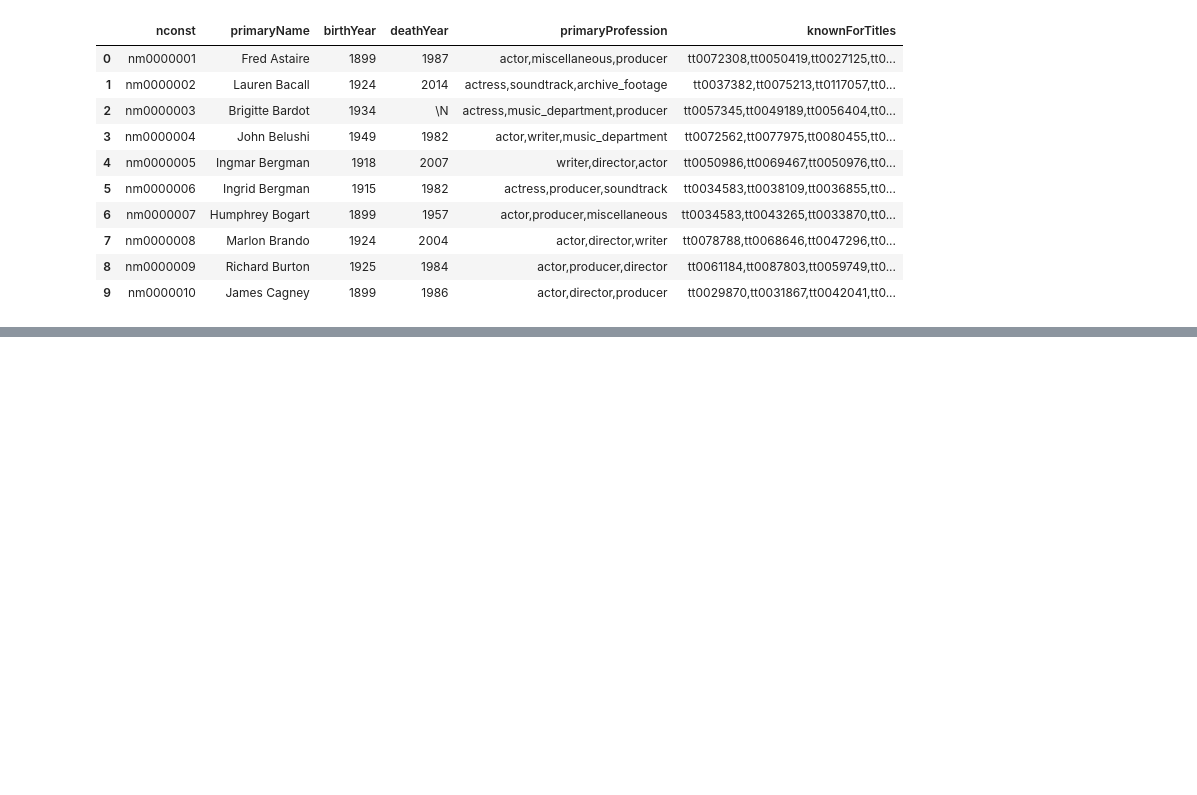
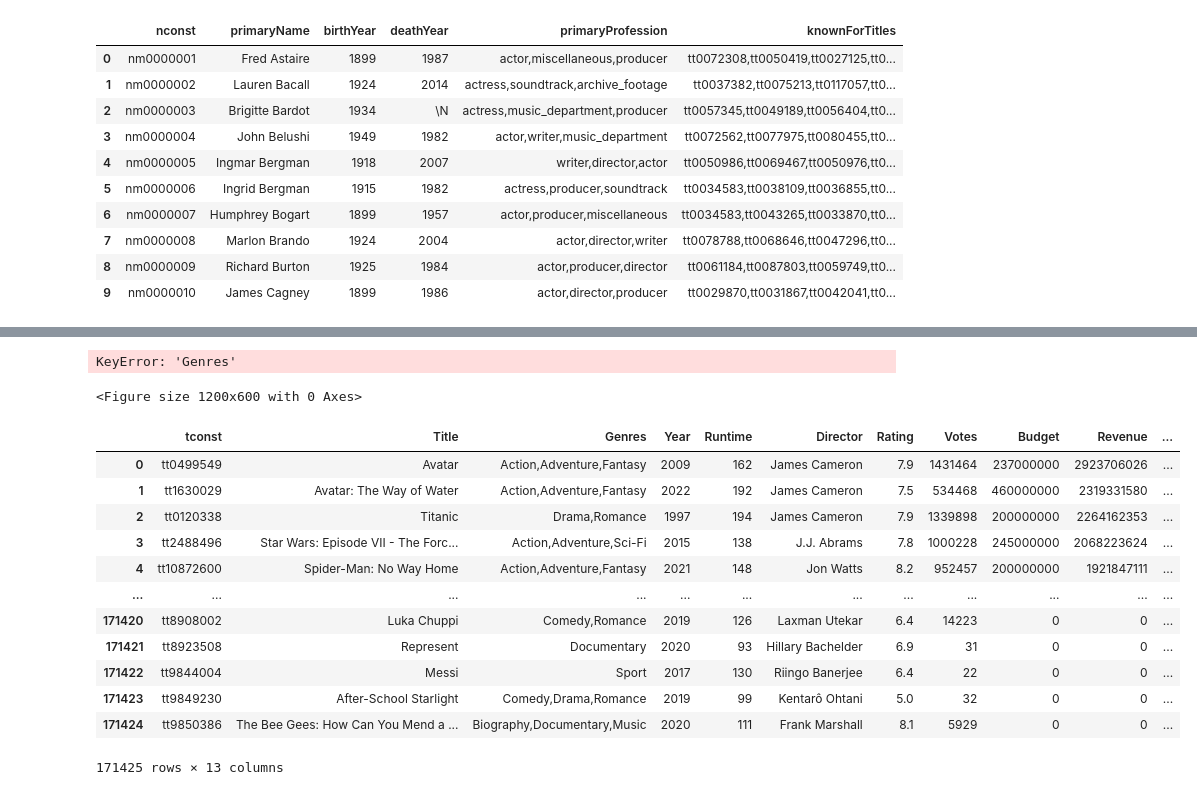
Before and after one commit to Jean-Patrick-Alcolea/Projet-2, a Jupyter notebook: notebooks/creation_visuals_jp.ipynb, the cells around one changed output, grey strips where cells are left out. Drawn from its saved outputs; the diff is of its cells as text; code cells hidden in the pictures; blank space fills up the shorter version.

```diff
--- a/notebooks/creation_visuals_jp.ipynb
+++ b/notebooks/creation_visuals_jp.ipynb
@@ -79,8 +125,52 @@ sql(
+# %%
+plt.figure(figsize=(12, 6))
+sns.countplot(data=df, y='Genres',order = df['Genres'].value_counts().index, palette='viridis')
+plt.title('Distribution of Movie Genres')
+plt.xlabel('Number of Movies')
+plt.ylabel('Genres')
+plt.tight_layout()
+plt.show()
+# %% [output]
+KeyError: 'Genres'
+<Figure size 1200x600 with 0 Axes>
 # %%
-sql(
-    """
-    Select
-    *
-    from
-    """
-)
+sql("""
+
+    select distinct
+    Tconst as tconst,
+    tb.primaryTitle as Title,
+    tb.genres as Genres,
+    startYear as Year,
+    runtimeMinutes as Runtime,
+    nb.primaryName as Director,
+    tr.averageRating as Rating,
+    tr.numVotes as Votes,
+    t.Budget as Budget,
+    t.Revenue as Revenue,
+    production_companies_name as ProductionCompanies,
+    production_companies_country as ProductionCountries,
+    t.poster_path as Poster
+    from title_basics tb
+    join title_akas ta on tconst = titleId
+    join title_crew using (tconst)
+    join name_basics nb on directors = nconst
+    join tmdb t on t.imdb_id = tb.tconst
+    join title_ratings tr on tb.tconst = tr.tconst
+
+    ORDER BY Revenue desc
+
+    """)
+# %% [output]
+|  | tconst | Title | Genres | Year | Runtime | Director | Rating | Votes | Budget | Revenue | ... |
+| 0 | tt0499549 | Avatar | Action,Adventure,Fantasy | 2009 | 162 | James Cameron | 7.9 | 1431464 | 237000000 | 2923706026 | ... |
+| 1 | tt1630029 | Avatar: The Way of Water | Action,Adventure,Fantasy | 2022 | 192 | James Cameron | 7.5 | 534468 | 460000000 | 2319331580 | ... |
+| 2 | tt0120338 | Titanic | Drama,Romance | 1997 | 194 | James Cameron | 7.9 | 1339898 | 200000000 | 2264162353 | ... |
+| 3 | tt2488496 | Star Wars: Episode VII - The Forc... | Action,Adventure,Sci-Fi | 2015 | 138 | J.J. Abrams | 7.8 | 1000228 | 245000000 | 2068223624 | ... |
+| 4 | tt10872600 | Spider-Man: No Way Home | Action,Adventure,Fantasy | 2021 | 148 | Jon Watts | 8.2 | 952457 | 200000000 | 1921847111 | ... |
+| ... | ... | ... | ... | ... | ... | ... | ... | ... | ... | ... | ... |
+| 171420 | tt8908002 | Luka Chuppi | Comedy,Romance | 2019 | 126 | Laxman Utekar | 6.4 | 14223 | 0 | 0 | ... |
+| 171421 | tt8923508 | Represent | Documentary | 2020 | 93 | Hillary Bachelder | 6.9 | 31 | 0 | 0 | ... |
+| 171422 | tt9844004 | Messi | Sport | 2017 | 130 | Riingo Banerjee | 6.4 | 22 | 0 | 0 | ... |
+| 171423 | tt9849230 | After-School Starlight | Comedy,Drama,Romance | 2019 | 99 | Kentarô Ohtani | 5.0 | 32 | 0 | 0 | ... |
+| 171424 | tt9850386 | The Bee Gees: How Can You Mend a ... | Biography,Documentary,Music | 2020 | 111 | Frank Marshall | 8.1 | 5929 | 0 | 0 | ... |
+171425 rows × 13 columns
```
Also changed, not shown: parts of 3 cells of this notebook.
